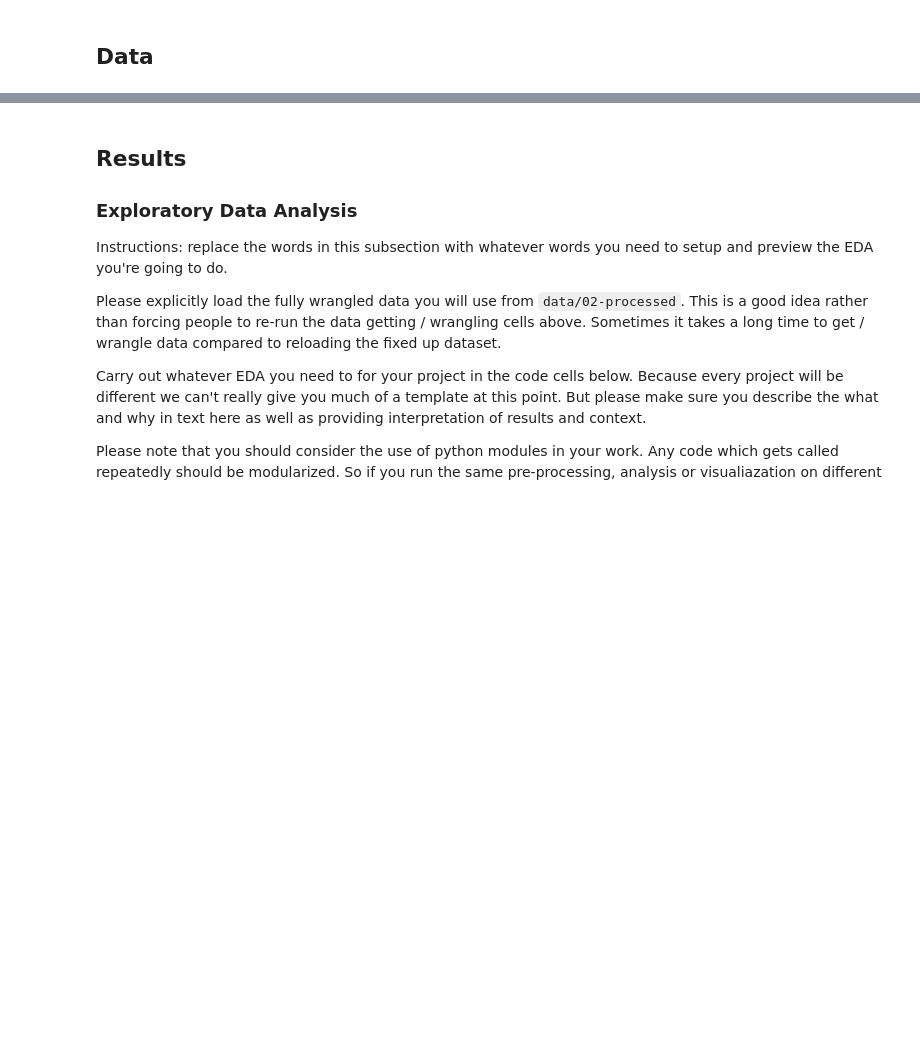
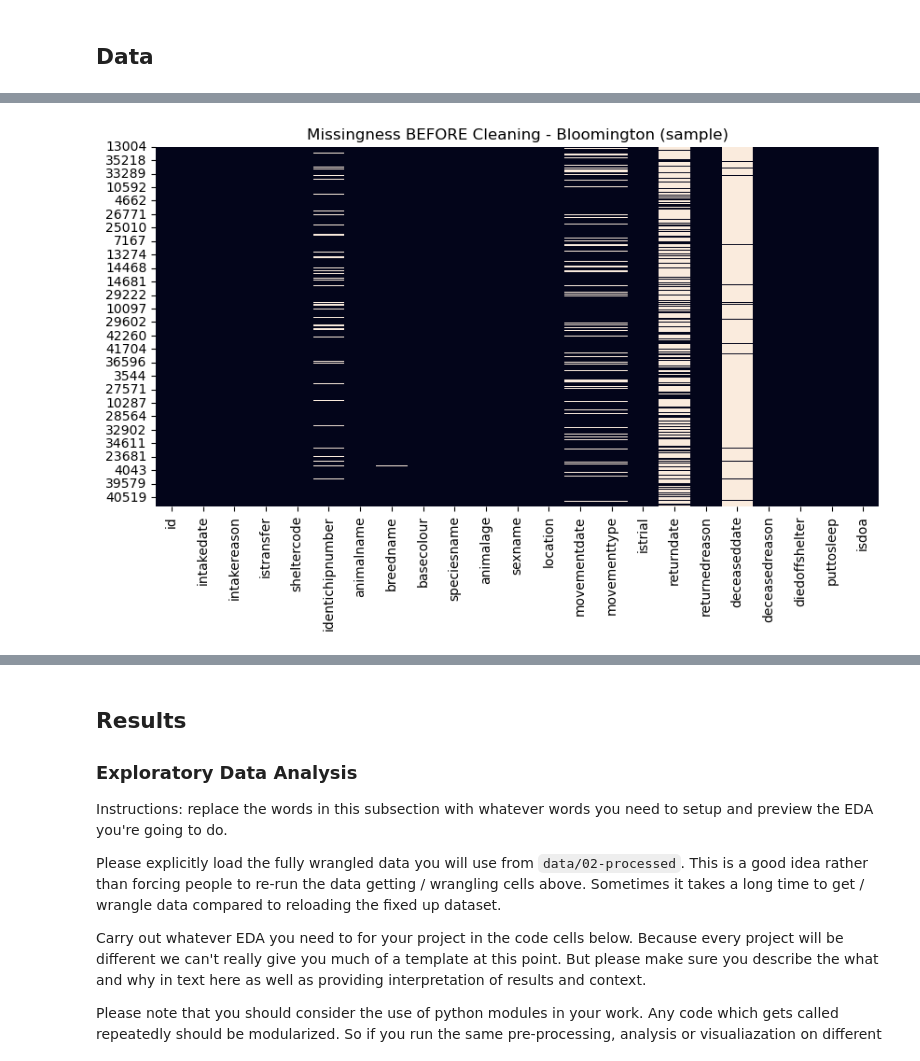
Before and after one commit to COGS108/Group143_WI26, a Jupyter notebook: 02-EDACheckpoint.ipynb, the cells around one changed output, grey strips where cells are left out. Saved outputs shown, nothing was run; the diff lists cells and outputs as text; code cells hidden in the pictures; blank space fills up the shorter version.

```diff
--- a/02-EDACheckpoint.ipynb
+++ b/02-EDACheckpoint.ipynb
@@ -97,0 +536,85 @@ Instructions: REPLACE the contents of this cell and the one below with your work
+# %%
+import pandas as pd
+import numpy as np
+import os
+import matplotlib.pyplot as plt
+import seaborn as sns
+
+# -------------------------
+# Dataset: Bloomington (raw load)
+# -------------------------
+bloomington_raw = pd.read_csv("data/00-raw/bloomington-indiana-intakes-outcomes.csv")
+bloomington = bloomington_raw.copy()
+
+pd.set_option("display.max_columns", None)
+
+print("Bloomington (raw) shape:", bloomington.shape)
+bloomington.info()
+
+# -------------------------
+# Missingness overview
+# -------------------------
+missing_pct = (bloomington.isna().mean() * 100).sort_values(ascending=False)
+display(missing_pct.head(15))
+
+# Show outcome missingness pattern
+movement_missing = pd.crosstab(
+    bloomington["speciesname"],
+    bloomington["movementtype"].isna(),
+    normalize="index"
+)
+display(movement_missing)
+
+# -------------------------
+# Cleaning / Wrangling
+# -------------------------
+
+# Standardize column names
+bloomington.columns = bloomington.columns.str.strip()
+
+# Convert date columns safely
+bloomington["intakedate"] = pd.to_datetime(bloomington["intakedate"], errors="coerce")
+bloomington["movementdate"] = pd.to_datetime(bloomington["movementdate"], errors="coerce")
+
+# Convert age if needed (may contain text like "2 years")
+bloomington["animalage"] = bloomington["animalage"].astype(str)
+
+# Drop rows missing outcome information (needed for outcome analysis + LOS)
+bloomington = bloomington.dropna(subset=["movementtype", "movementdate"]).copy()
+
+# Fill minor categorical missingness
+bloomington["breedname"] = bloomington["breedname"].fillna("Unknown")
+bloomington["identichipnumber"] = bloomington["identichipnumber"].fillna("Not Recorded")
+
+# Compute length of stay in days
+bloomington["length_of_stay_days"] = (
+    (bloomington["movementdate"] - bloomington["intakedate"]).dt.total_seconds() / (60 * 60 * 24)
+)
+
+# Remove invalid durations
+bloomington = bloomington[
+    bloomington["length_of_stay_days"].notna() &
+    (bloomington["length_of_stay_days"] >= 0)
+].copy()
+
+print("Bloomington (clean) shape:", bloomington.shape)
+
+# -------------------------
+# Save processed dataset
+# -------------------------
+os.makedirs("data/02-processed", exist_ok=True)
+bloomington.to_csv("data/02-processed/bloomington_clean.csv", index=False)
+
+# -------------------------
+# Missingness visualization (sample)
+# -------------------------
+plt.figure(figsize=(10, 5))
+sns.heatmap(bloomington_raw.sample(2000, random_state=0).isna(), cbar=False)
+plt.title("Missingness BEFORE Cleaning - Bloomington (sample)")
+plt.show()
+
+plt.figure(figsize=(10, 5))
+sns.heatmap(bloomington.sample(2000, random_state=0).isna(), cbar=False)
+plt.title("Missingness AFTER Cleaning - Bloomington (sample)")
+plt.show()
+# %% [output]
@@ -97,0 +673 @@ Instructions: REPLACE the contents of this cell and the one below with your work
+[figure, added]
```
Also changed, not shown: parts of 19 cells of this notebook, 1 other file.
